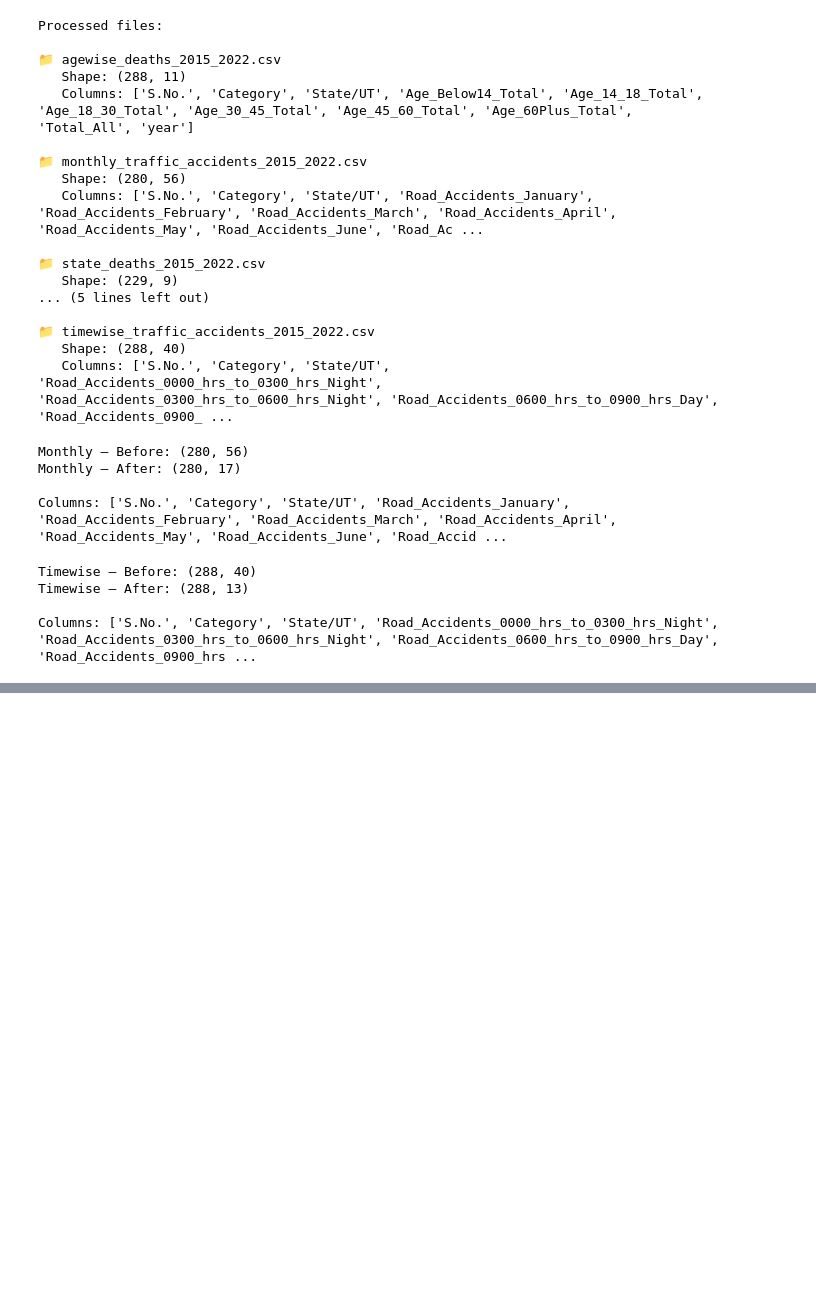
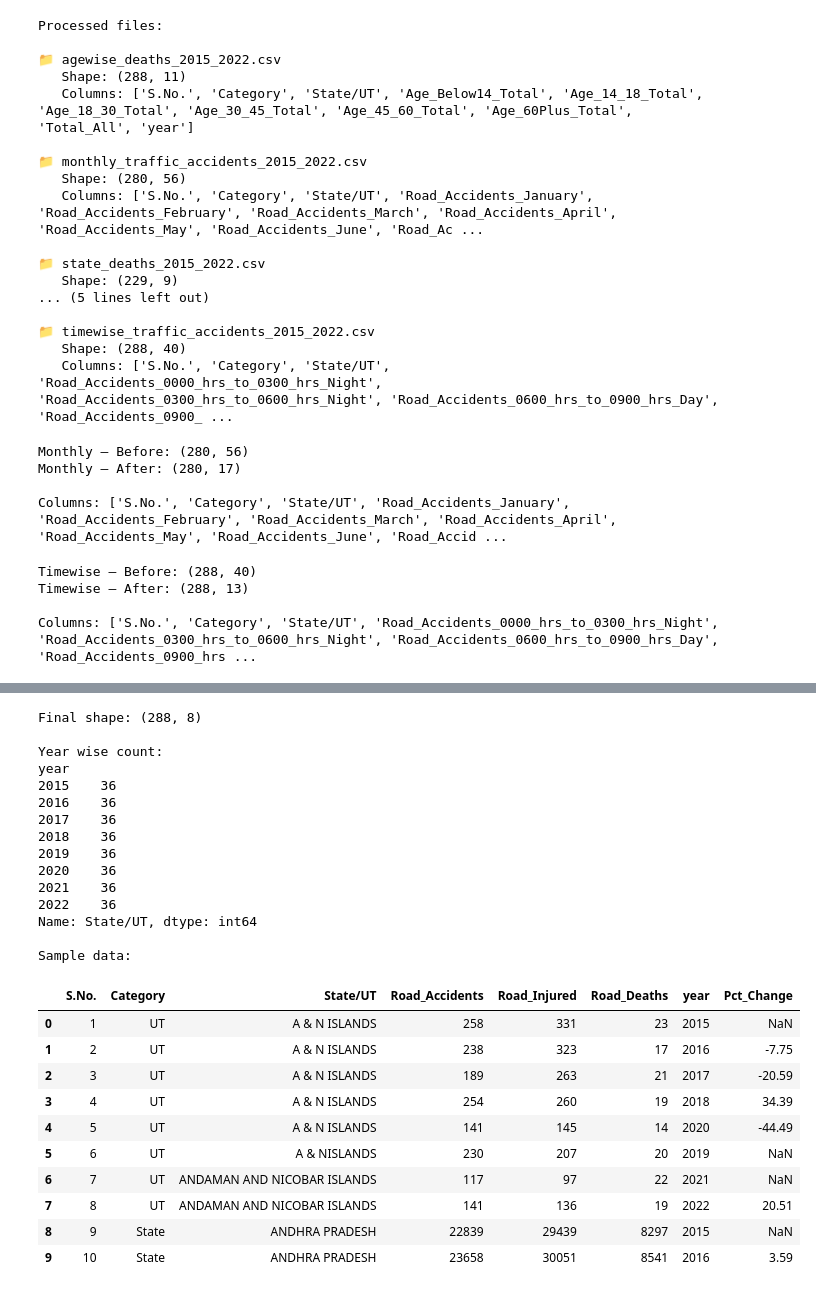
Before and after one commit to ankitarchoudhary/Dark-Hours-India, a Jupyter notebook: notebooks/01_data_cleaning.ipynb, the cells around one changed output, grey strips where cells are left out. Saved outputs shown, nothing was run; the diff lists cells and outputs as text; code cells hidden in the pictures; blank space fills up the shorter version.

Commit message:
Cleaned all tables - road accidents focus, standardized state names, merged UTs

```diff
--- a/notebooks/01_data_cleaning.ipynb
+++ b/notebooks/01_data_cleaning.ipynb
@@ -3028,0 +3048,11 @@ Columns: ['S.No.', 'Category', 'State/UT', 'Road_Accidents_0000_hrs_to_0300_hrs_
+# %%
+for year in years:
+    for table in ['1A.1', '1A.2']:
+        filename = f"ADSI_{year}_Table_{table}.csv"
+        try:
+            df = pd.read_csv(RAW_DATA_PATH + filename, encoding='utf-8')
+        except:
+            df = pd.read_csv(RAW_DATA_PATH + filename, encoding='latin-1')
+        print(f"\n{year} — Table {table} — Shape: {df.shape}")
+        for col in df.columns:
+            print(f"  {repr(col)}")
@@ -3028,0 +3240,45 @@ Columns: ['S.No.', 'Category', 'State/UT', 'Road_Accidents_0000_hrs_to_0300_hrs_
+# %%
+# Merge all years
+df_road = pd.concat(all_1A2_data, ignore_index=True)
+
+# Calculate Pct_Change year over year for each State/UT
+df_road = df_road.sort_values(['State/UT', 'year']).reset_index(drop=True)
+
+df_road['Pct_Change'] = df_road.groupby('State/UT')['Road_Accidents'].pct_change() * 100
+df_road['Pct_Change'] = df_road['Pct_Change'].round(2)
+
+# Reset S.No.
+df_road['S.No.'] = range(1, len(df_road)+1)
+
+print("Final shape:", df_road.shape)
+print("\nYear wise count:")
+print(df_road.groupby('year')['State/UT'].count())
+print("\nSample data:")
+df_road.head(10)
+# %% [output]
+Final shape: (288, 8)
+
+Year wise count:
+year
+2015    36
+2016    36
+2017    36
+2018    36
+2019    36
+2020    36
+2021    36
+2022    36
+Name: State/UT, dtype: int64
+
+Sample data:
+|  | S.No. | Category | State/UT | Road_Accidents | Road_Injured | Road_Deaths | year | Pct_Change |
+| 0 | 1 | UT | A & N ISLANDS | 258 | 331 | 23 | 2015 | NaN |
+| 1 | 2 | UT | A & N ISLANDS | 238 | 323 | 17 | 2016 | -7.75 |
+| 2 | 3 | UT | A & N ISLANDS | 189 | 263 | 21 | 2017 | -20.59 |
+| 3 | 4 | UT | A & N ISLANDS | 254 | 260 | 19 | 2018 | 34.39 |
+| 4 | 5 | UT | A & N ISLANDS | 141 | 145 | 14 | 2020 | -44.49 |
+| 5 | 6 | UT | A & NISLANDS | 230 | 207 | 20 | 2019 | NaN |
+| 6 | 7 | UT | ANDAMAN AND NICOBAR ISLANDS | 117 | 97 | 22 | 2021 | NaN |
+| 7 | 8 | UT | ANDAMAN AND NICOBAR ISLANDS | 141 | 136 | 19 | 2022 | 20.51 |
+| 8 | 9 | State | ANDHRA PRADESH | 22839 | 29439 | 8297 | 2015 | NaN |
+| 9 | 10 | State | ANDHRA PRADESH | 23658 | 30051 | 8541 | 2016 | 3.59 |
```
Also changed, not shown: parts of 20 cells of this notebook, 7 other files.
